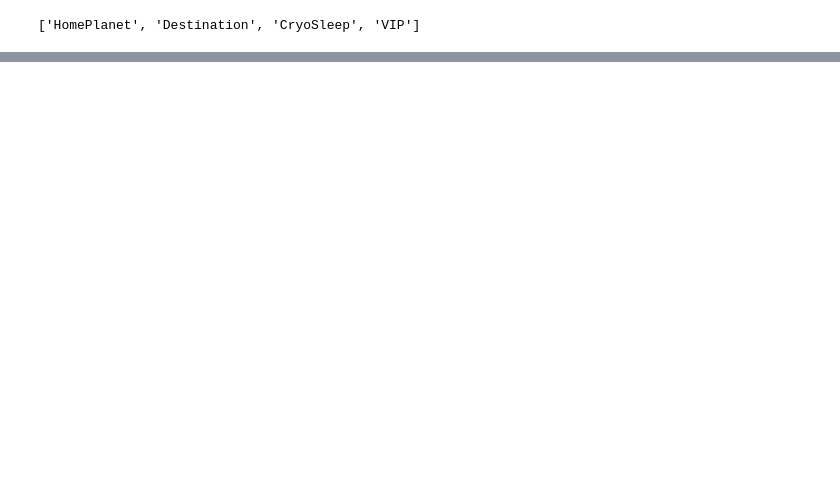
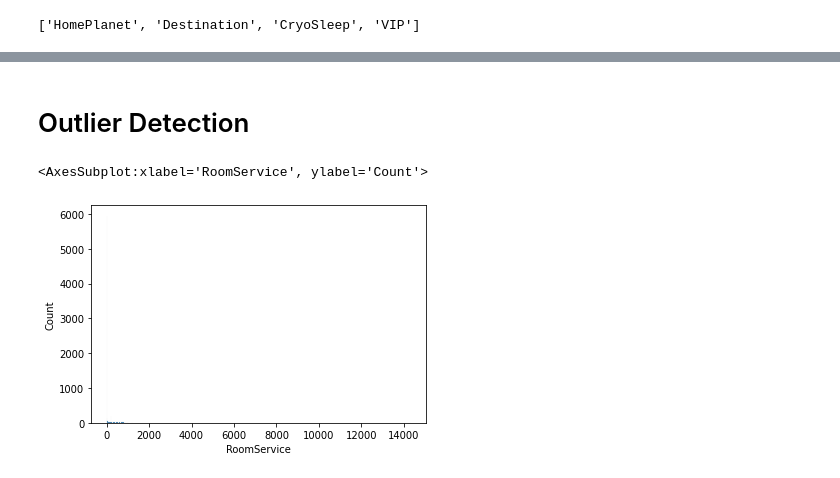
Before and after one commit to Praj-17/Kaggle-Competitions, a Jupyter notebook: SpceShip Titanic/preprocessing.ipynb, the cells around one changed output, grey strips where cells are left out. Cells and saved outputs as stored; diff of their text form; code cells hidden in the pictures; blank space fills up the shorter version.

```diff
--- a/SpceShip Titanic/preprocessing.ipynb
+++ b/SpceShip Titanic/preprocessing.ipynb
@@ -134,0 +165,2 @@ test.to_csv(r'preprocessed_data\test_encoded.csv')
+# %% [markdown]
+# Outlier Detection
@@ -134,0 +169,16 @@ test.to_csv(r'preprocessed_data\test_encoded.csv')
+# %%
+df = pd.read_csv(r'preprocessed_data\train_saved_columns.csv')
+column = 'Age'
+    # print( train[column].shape, PassengerId.shape)
+
+df1 = pd.read_csv(r'preprocessed_data\train_saved_columns.csv')
+df2 = pd.read_csv(r'preprocessed_data\train_encoded.csv')
+
+# sns.scatterplot(x = df2['Age'], y = df1['PassengerId'])
+# %%
+df2['PassengerId'] = df1['PassengerId']
+# %%
+sns.histplot(data = df2 ,  x = 'RoomService'  )
+# %% [output]
+<AxesSubplot:xlabel='RoomService', ylabel='Count'>
+[figure, added]
```
Also changed, not shown: parts of 29 cells of this notebook, 9 other files.
